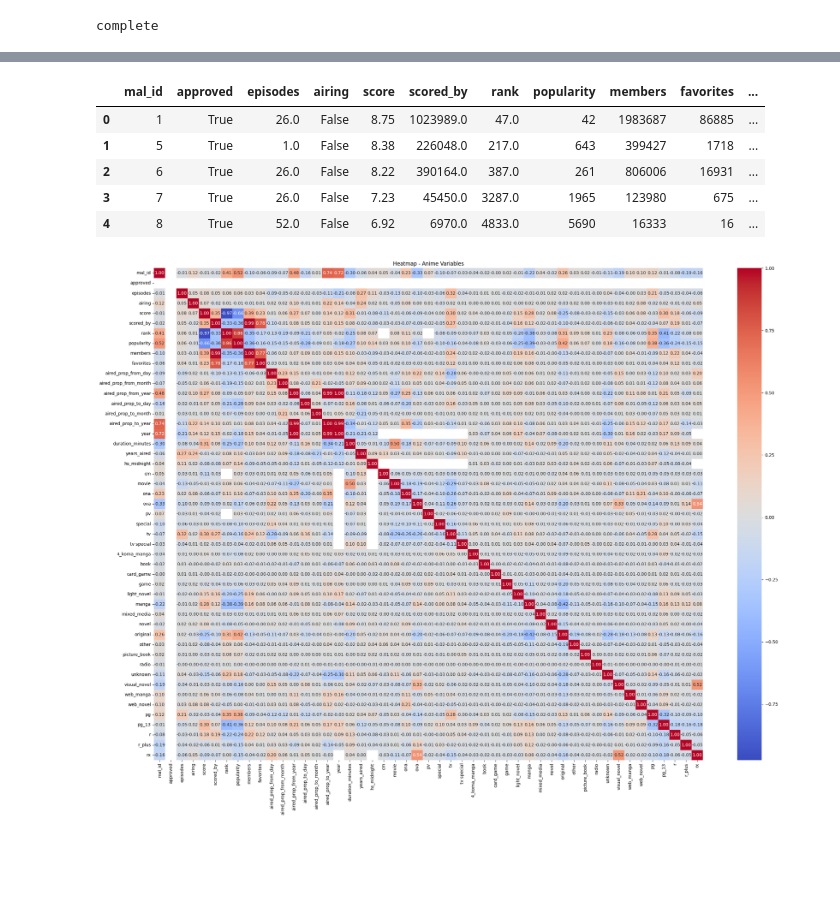
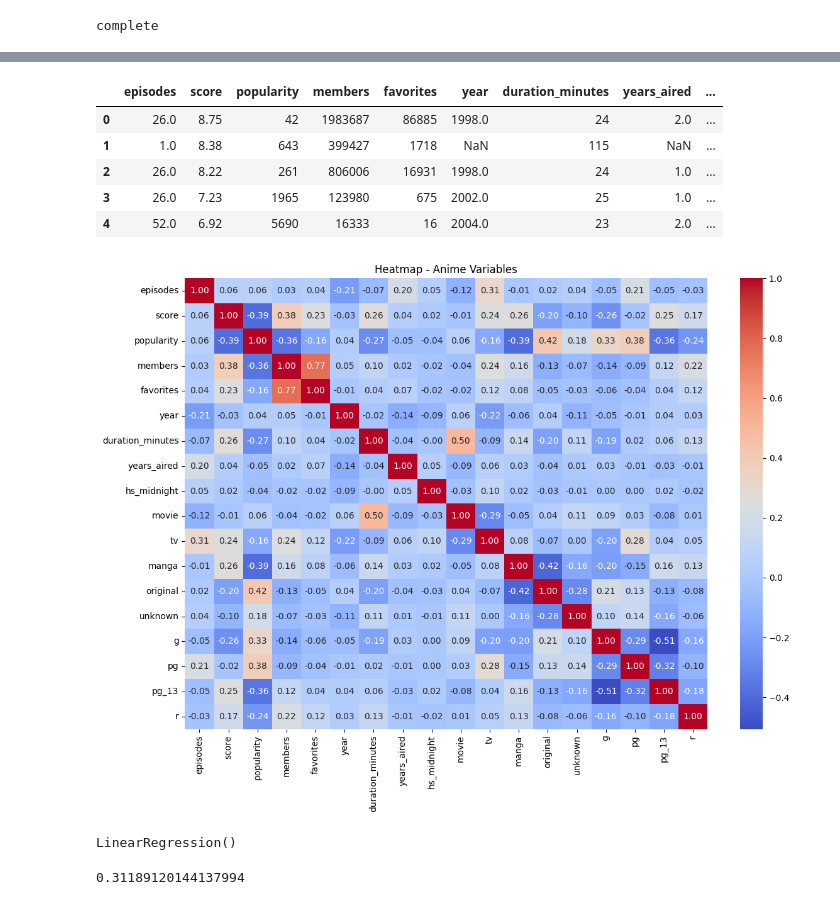
Before and after one commit to edmiller824/sf_tech, a Jupyter notebook: anime_analysis.ipynb, the cells around one changed output, grey strips where cells are left out. Drawn from its saved outputs; the diff is of its cells as text; code cells hidden in the pictures; blank space fills up the shorter version.

Commit message:
get model scores, adjust input variables. add new target variable for analysis

```diff
--- a/anime_analysis.ipynb
+++ b/anime_analysis.ipynb
@@ -140,0 +117,24 @@ anime_df.head()
+# %%
+"""
+cleaning post EDA
+"""
+
+top_type = ['tv', 'movie']
+top_source = ['original', 'manga', 'unknown']
+top_rating = ['pg_13', 'g', 'pg', 'r']
+
+# df['cleaned_col'] = df['raw_col'].apply(lambda x: x if x in top_cats else 'other')
+anime_df['type_m'] = anime_df['type_c'].apply(lambda x: x if x in top_type else 'other_type')
+anime_df['source_m'] = anime_df['source_c'].apply(lambda x: x if x in top_source else 'other_source')
+anime_df['rating_m'] = anime_df['rating_c'].apply(lambda x: x if x in top_rating else 'other_rating')
+
+# other variables that have little impact on target
+low_impact = ['approved', 'airing', 'aired_prop_from_day'
+              , 'aired_prop_from_month', 'aired_prop_to_day'
+              , 'aired_prop_to_month', 'type_c', 'source_c', 'rating_c'
+              , 'mal_id', 'aired_prop_to_year', 'aired_prop_from_year'
+              , 'rank', 'scored_by']
+anime_m = anime_df.drop(low_impact, axis='columns')
+
+
+anime_m.head()
@@ -141,39 +148,37 @@ anime_df.head()
 # %%
 # get dummies
-anime_type_dummies = pd.get_dummies(anime_df.type_c)
-# anime_type_dummies.rename(columns={'Music':'type_music'}, inplace=True)
-
-anime_source_dummies = pd.get_dummies(anime_df.source_c)
-anime_rating_dummies = pd.get_dummies(anime_df.rating_c)
+anime_type_dummies = pd.get_dummies(anime_m.type_m)
+anime_source_dummies = pd.get_dummies(anime_m.source_m)
+anime_rating_dummies = pd.get_dummies(anime_m.rating_m)
 
 # join dataframes with get dummies
-anime_temp = anime_df.join(anime_type_dummies)
+anime_temp = anime_m.join(anime_type_dummies)
 anime_temp2 = anime_temp.join(anime_source_dummies)
 anime = anime_temp2.join(anime_rating_dummies)
 
 anime.head()
 # %% [output]
-|  | mal_id | approved | episodes | airing | score | scored_by | rank | popularity | members | favorites | ... |
-| 0 | 1 | True | 26.0 | False | 8.75 | 1023989.0 | 47.0 | 42 | 1983687 | 86885 | ... |
-| 1 | 5 | True | 1.0 | False | 8.38 | 226048.0 | 217.0 | 643 | 399427 | 1718 | ... |
-| 2 | 6 | True | 26.0 | False | 8.22 | 390164.0 | 387.0 | 261 | 806006 | 16931 | ... |
-| 3 | 7 | True | 26.0 | False | 7.23 | 45450.0 | 3287.0 | 1965 | 123980 | 675 | ... |
-| 4 | 8 | True | 52.0 | False | 6.92 | 6970.0 | 4833.0 | 5690 | 16333 | 16 | ... |
+|  | episodes | score | popularity | members | favorites | year | duration_minutes | years_aired | ... |
+| 0 | 26.0 | 8.75 | 42 | 1983687 | 86885 | 1998.0 | 24 | 2.0 | ... |
+| 1 | 1.0 | 8.38 | 643 | 399427 | 1718 | NaN | 115 | NaN | ... |
+| 2 | 26.0 | 8.22 | 261 | 806006 | 16931 | 1998.0 | 24 | 1.0 | ... |
+| 3 | 26.0 | 7.23 | 1965 | 123980 | 675 | 2002.0 | 25 | 1.0 | ... |
+| 4 | 52.0 | 6.92 | 5690 | 16333 | 16 | 2004.0 | 23 | 2.0 | ... |
 # %%
-model_drop = ['type_c', 'source_c', 'rating_c', 'music_type', 'music', 'g']
+model_drop = ['type_m', 'source_m', 'rating_m', 'other_type', 'other_source', 'other_rating']
 anime.drop(model_drop, axis='columns', inplace=True)
 # %%
 # Set seed for reproducibility
 np.random.seed(0)
 
 # Correlation matrix
 correlation = anime.corr()
 
 # Plot heatmap
-plt.figure(figsize=(24,18))
+plt.figure(figsize=(12,9))
 sns.heatmap(correlation, annot=True, cmap='coolwarm', fmt=".2f")
 plt.title("Heatmap - Anime Variables")
 plt.tight_layout()
 plt.show()
 # %% [output]
-[figure, old version]
+[figure, new version]
@@ -185,0 +201,20 @@ df['cleaned_col'] = df['raw_col'].apply(lambda x: x if x in top_cats else 'other
+# %%
+# X = anime.drop("episodes", axis="columns")
+# X = target_episodes
+# y = anime["episodes"]
+
+# X = anime.drop("score", axis="columns")
+X = target_score
+y = anime["score"]
+
+
+X_train, X_test, y_train, y_test = train_test_split(X, y, test_size = 0.2)
+
+tmdb_model = linear_model.LinearRegression()
+tmdb_model.fit(X_train, y_train)
+# %% [output]
+LinearRegression()
+# %%
+tmdb_model.score(X_test, y_test)
+# %% [output]
+0.31189120144137994
```
Also changed, not shown: parts of 10 cells of this notebook.
